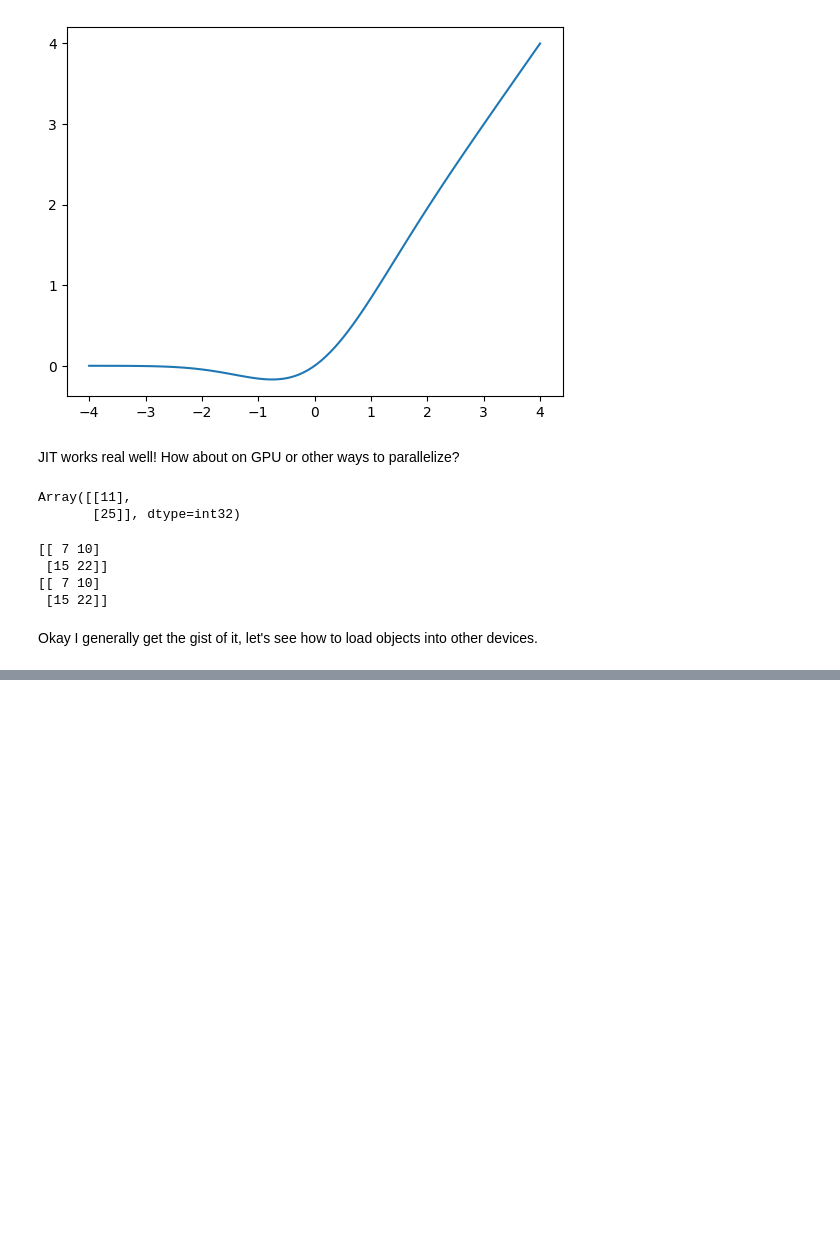
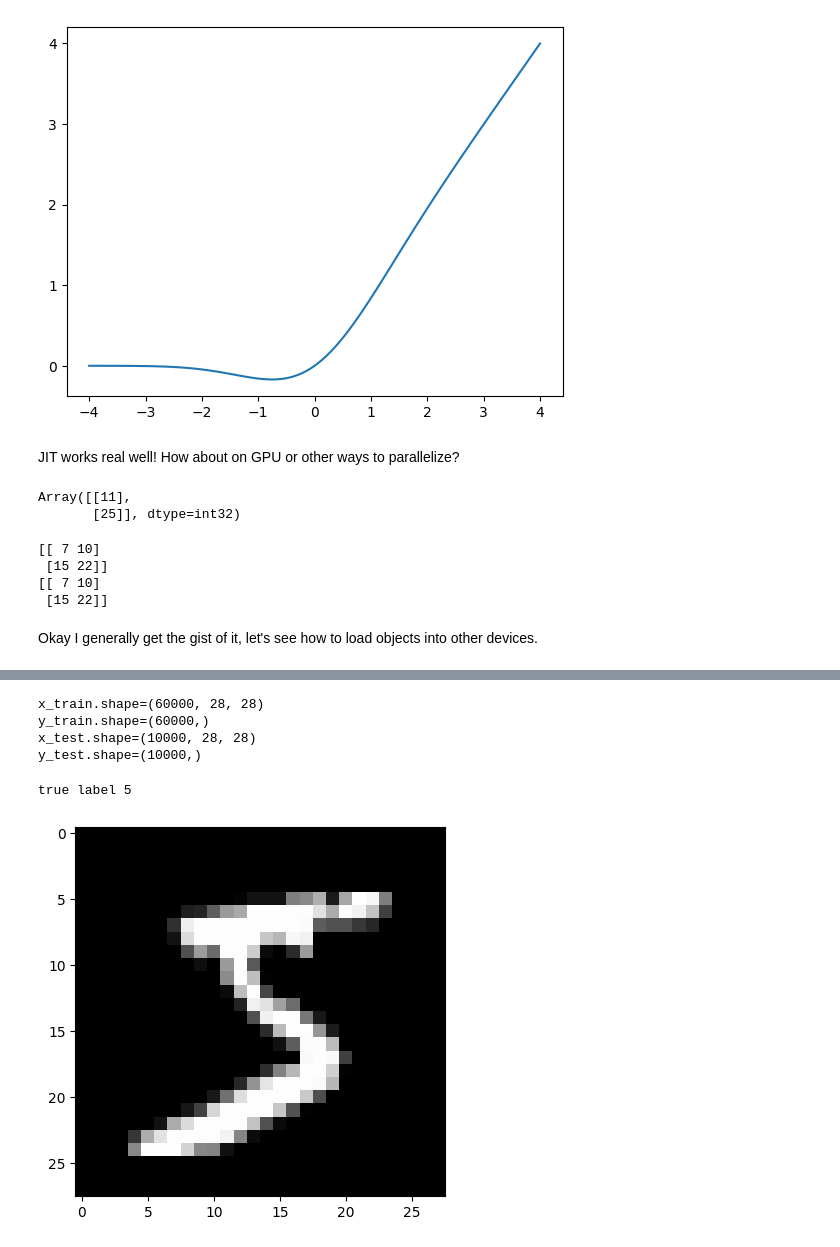
Before and after one commit to xnought/reimplement, a Jupyter notebook: w1_cnn_mnist.ipynb, the cells around one changed output, grey strips where cells are left out. Cells and saved outputs as stored; diff of their text form; code cells hidden in the pictures; blank space fills up the shorter version.

```diff
--- a/w1_cnn_mnist.ipynb
+++ b/w1_cnn_mnist.ipynb
@@ -124,0 +152,17 @@ cpu
+# %%
+(x_train, y_train), (x_test, y_test) = keras.datasets.mnist.load_data()
+print(f"{x_train.shape=}")
+print(f"{y_train.shape=}")
+print(f"{x_test.shape=}")
+print(f"{y_test.shape=}")
+# %% [output]
+x_train.shape=(60000, 28, 28)
+y_train.shape=(60000,)
+x_test.shape=(10000, 28, 28)
+y_test.shape=(10000,)
+# %%
+plt.imshow(x_train[0], cmap="gray")
+print("true label", y_train[0])
+# %% [output]
+true label 5
+[figure, added]
```
Also changed, not shown: parts of 5 cells of this notebook.
